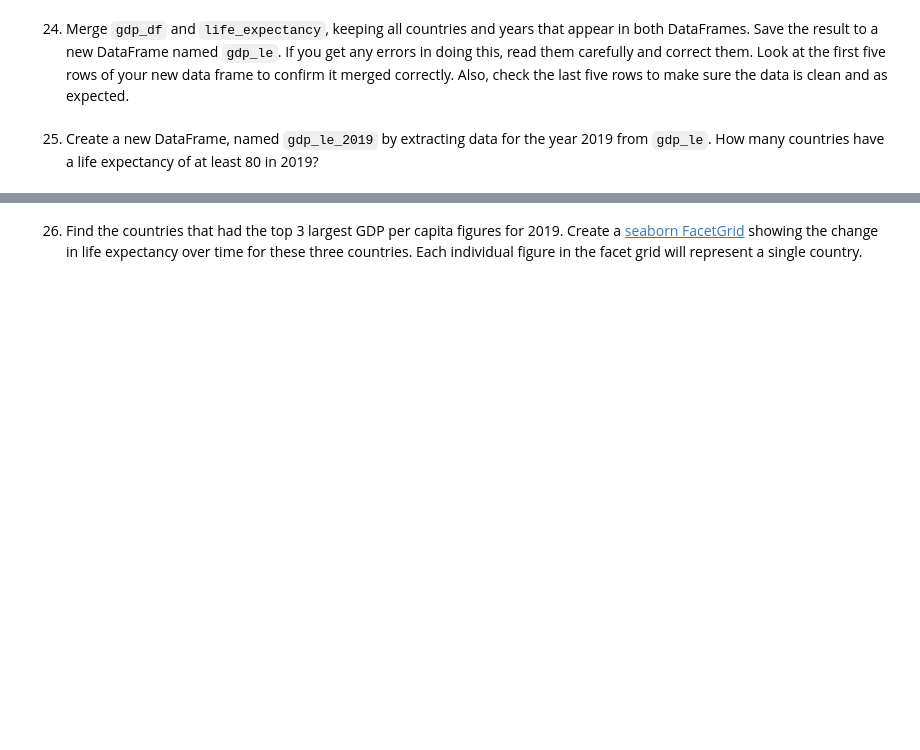
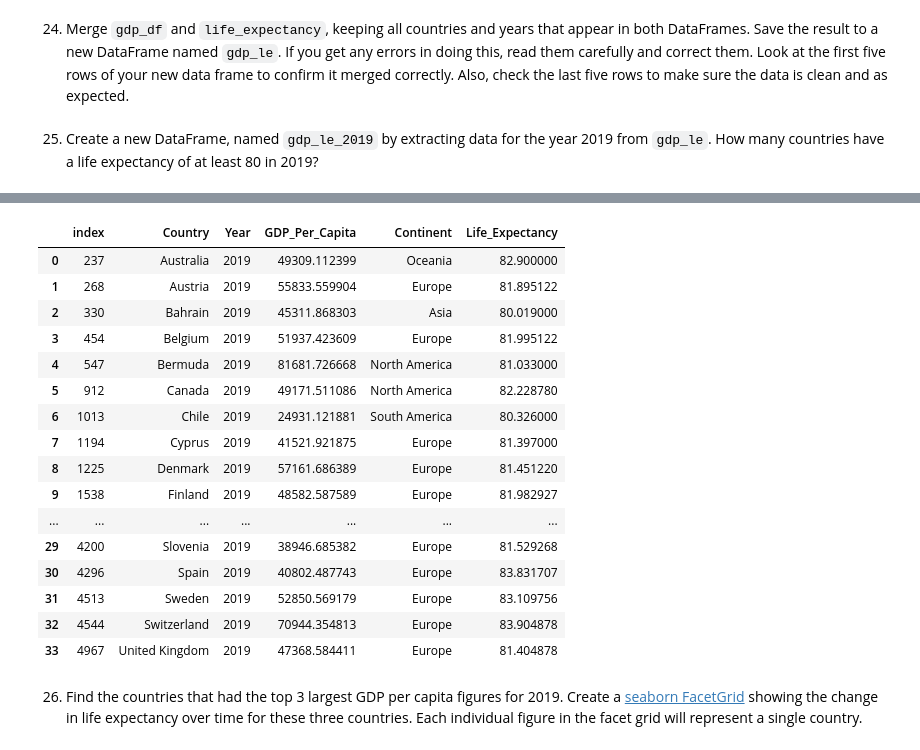
Before and after one commit to KagonDeans/un-exploration-KagonDeans, a Jupyter notebook: notebooks/UN_Data_Exploration.ipynb, the cells around one changed output, grey strips where cells are left out. Drawn from its saved outputs; the diff is of its cells as text; code cells hidden in the pictures; blank space fills up the shorter version.

```diff
--- a/notebooks/UN_Data_Exploration.ipynb
+++ b/notebooks/UN_Data_Exploration.ipynb
@@ -646,2 +662,24 @@ gdp_le = pd.merge(gdp_df, life_expectancy)
+# %%
+gdp_le_2019 = gdp_le[gdp_le['Year']=='2019']
+# %%
+gdp_le_2019[gdp_le_2019['Life_Expectancy']>=80].reset_index()
+# %% [output]
+|  | index | Country | Year | GDP_Per_Capita | Continent | Life_Expectancy |
+| 0 | 237 | Australia | 2019 | 49309.112399 | Oceania | 82.900000 |
+| 1 | 268 | Austria | 2019 | 55833.559904 | Europe | 81.895122 |
+| 2 | 330 | Bahrain | 2019 | 45311.868303 | Asia | 80.019000 |
+| 3 | 454 | Belgium | 2019 | 51937.423609 | Europe | 81.995122 |
+| 4 | 547 | Bermuda | 2019 | 81681.726668 | North America | 81.033000 |
+| 5 | 912 | Canada | 2019 | 49171.511086 | North America | 82.228780 |
+| 6 | 1013 | Chile | 2019 | 24931.121881 | South America | 80.326000 |
+| 7 | 1194 | Cyprus | 2019 | 41521.921875 | Europe | 81.397000 |
+| 8 | 1225 | Denmark | 2019 | 57161.686389 | Europe | 81.451220 |
+| 9 | 1538 | Finland | 2019 | 48582.587589 | Europe | 81.982927 |
+| ... | ... | ... | ... | ... | ... | ... |
+| 29 | 4200 | Slovenia | 2019 | 38946.685382 | Europe | 81.529268 |
+| 30 | 4296 | Spain | 2019 | 40802.487743 | Europe | 83.831707 |
+| 31 | 4513 | Sweden | 2019 | 52850.569179 | Europe | 83.109756 |
+| 32 | 4544 | Switzerland | 2019 | 70944.354813 | Europe | 83.904878 |
+| 33 | 4967 | United Kingdom | 2019 | 47368.584411 | Europe | 81.404878 |
 # %% [markdown]
 26. Find the countries that had the top 3 largest GDP per capita figures for 2019. Create a [seaborn FacetGrid](https://seaborn.pydata.org/generated/seaborn.FacetGrid.html) showing the change in life expectancy over time for these three countries. Each individual figure in the facet grid will represent a single country.
```
Also changed, not shown: parts of 14 cells of this notebook.
